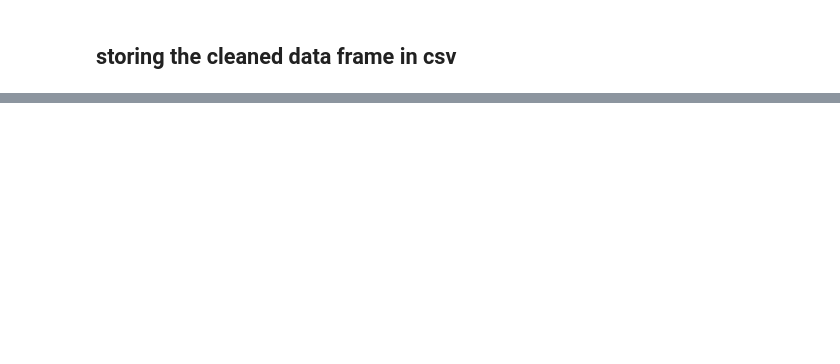
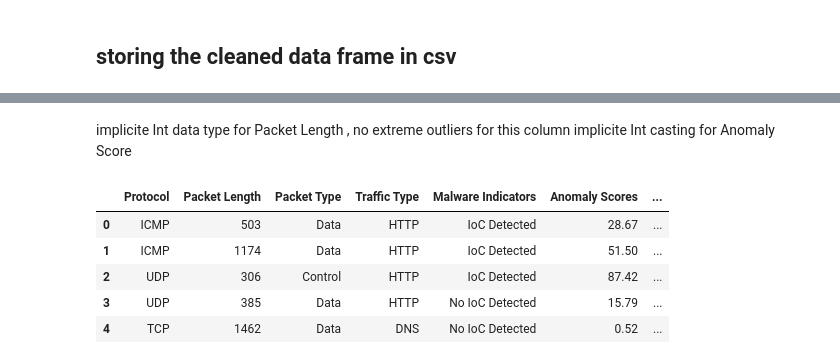
Before and after one commit to jasensteve10/DSTI_ML_PROJECT_CYBERSECURITY, a Jupyter notebook: EDA/EDA_JASEN/eda_crypto.ipynb, the cells around one changed output, grey strips where cells are left out. Cells and saved outputs as stored; diff of their text form; code cells hidden in the pictures; blank space fills up the shorter version.

```diff
--- a/EDA/EDA_JASEN/eda_crypto.ipynb
+++ b/EDA/EDA_JASEN/eda_crypto.ipynb
@@ -207,0 +164,8 @@ df.to_csv("cleaned_cybersecurity_attacks.csv", index=False)
+# %%
+def drop_columns(df):
+    columns_to_drop = ["Timestamp", "Source IP Address", "Destination IP Address", "Source Port", "Destination Port", "Payload Data", "User Information", "Device Information", "Geo-location Data"]
+    df = df.drop(columns=columns_to_drop)
+    return df
+
+df_cleaned_copy = drop_columns(df_cleaned_copy)
+df_cleaned_copy.head(5)
@@ -207,0 +187,20 @@ df.to_csv("cleaned_cybersecurity_attacks.csv", index=False)
+# %% [markdown]
+
+implicite Int data type for Packet Length  , no extreme outliers for this column
+implicite Int casting for Anomaly Score
+# %%
+def cast_int_columns(df):
+    df['Packet Length'] = df['Packet Length'].astype(int)
+    df['Anomaly Scores'] = df['Anomaly Scores'].astype(float)
+    return df
+
+# Apply the function to the dataframe
+new_df = cast_int_columns(df_cleaned_copy)
+new_df.head(5)
+# %% [output]
+|  | Protocol | Packet Length | Packet Type | Traffic Type | Malware Indicators | Anomaly Scores | ... |
+| 0 | ICMP | 503 | Data | HTTP | IoC Detected | 28.67 | ... |
+| 1 | ICMP | 1174 | Data | HTTP | IoC Detected | 51.50 | ... |
+| 2 | UDP | 306 | Control | HTTP | IoC Detected | 87.42 | ... |
+| 3 | UDP | 385 | Data | HTTP | No IoC Detected | 15.79 | ... |
+| 4 | TCP | 1462 | Data | DNS | No IoC Detected | 0.52 | ... |
```
Also changed, not shown: parts of 33 cells of this notebook, 2 other files.
